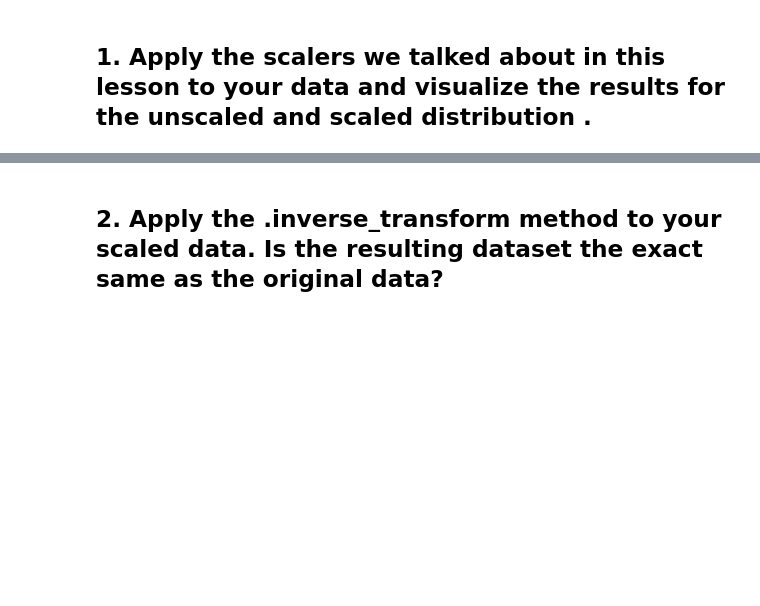
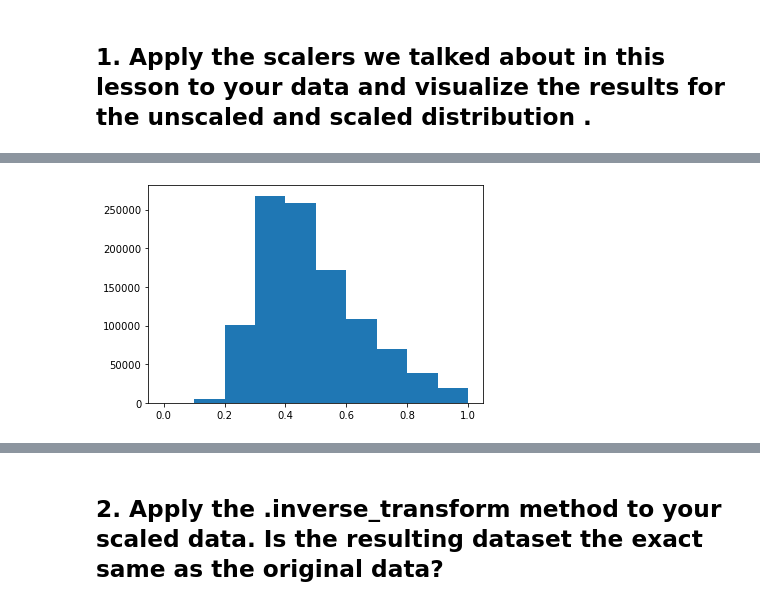
Before and after one commit to randyfrench/regression-exercises, a Jupyter notebook: scaling.ipynb, the cells around one changed output, grey strips where cells are left out. Saved outputs shown, nothing was run; the diff lists cells and outputs as text; code cells hidden in the pictures; blank space fills up the shorter version.

```diff
--- a/scaling.ipynb
+++ b/scaling.ipynb
@@ -34,0 +90,5 @@ train.describe().T
+# %%
+# plot distribution of scaled square feet
+plt.hist(scaled);
+# %% [output]
+[figure, added]
```
Also changed, not shown: parts of 28 cells of this notebook, 3 other files.
